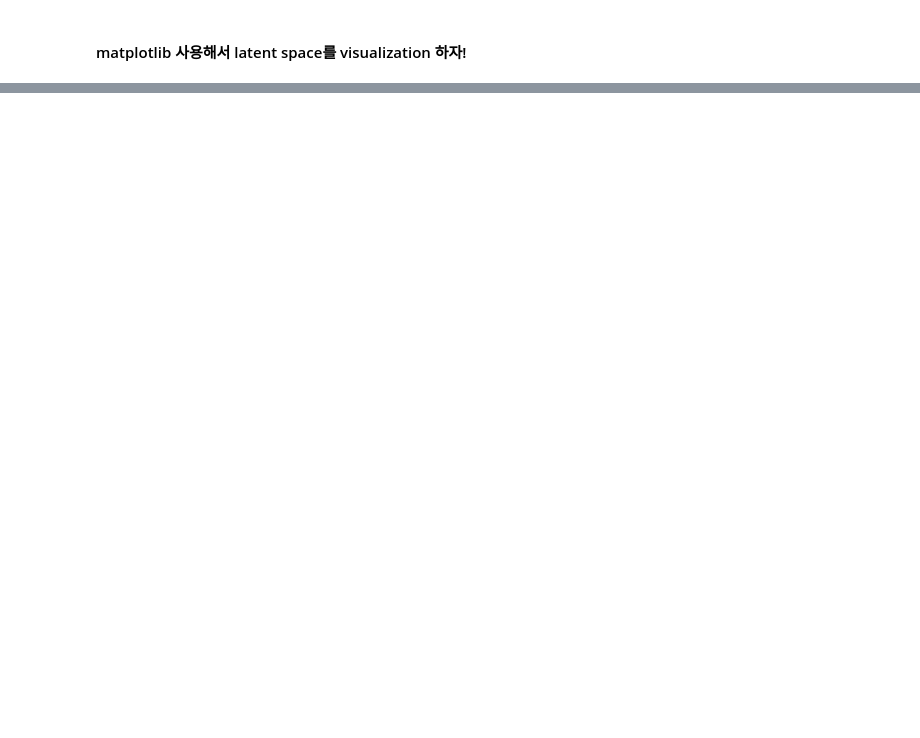
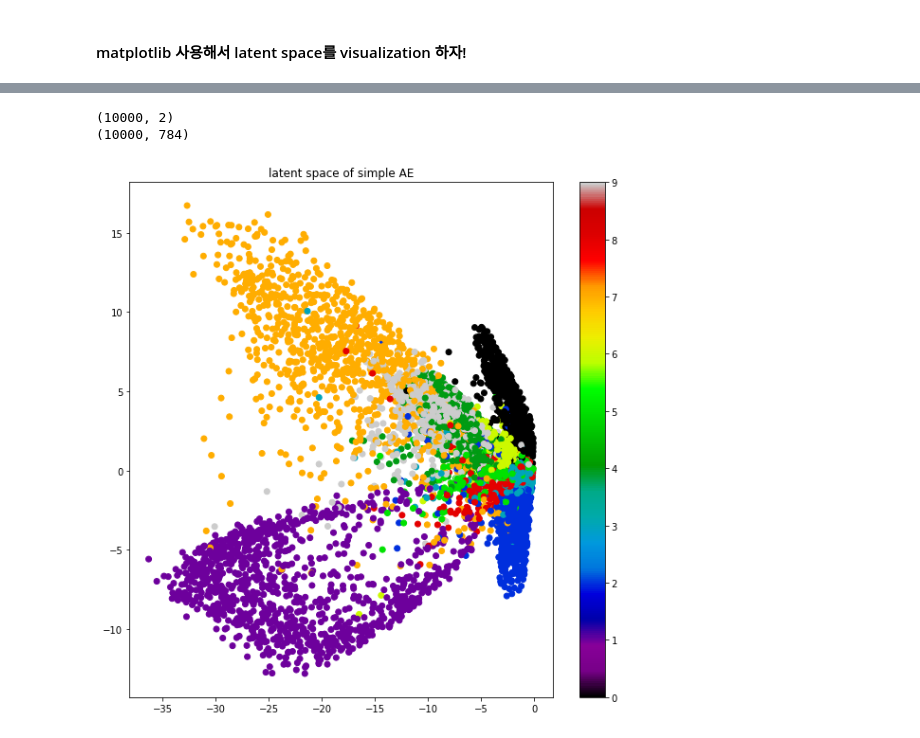
Before and after one commit to LSHReader/ML_DL_study, a Jupyter notebook: AE.ipynb, the cells around one changed output, grey strips where cells are left out. Saved outputs shown, nothing was run; the diff lists cells and outputs as text; code cells hidden in the pictures; blank space fills up the shorter version.

```diff
--- a/AE.ipynb
+++ b/AE.ipynb
@@ -244,0 +243,16 @@ torch.Size([10000, 4])
+# %%
+# test 데이터를 forward propagation 했을 때 latent space를 visualization 하자
+latent_np = latent.detach().numpy()
+output_np = output.detach().numpy()
+print(latent_np.shape)
+print(output_np.shape)
+plt.figure(figsize = (10,10))
+plt.scatter(latent_np[:,0], latent_np[:,1], c = label, cmap = 'nipy_spectral') # latent space의 feature 수를 2로 줄여야 하는지
+plt.clim(0,9)
+plt.colorbar()
+plt.title('latent space of simple AE')
+plt.show()
+# %% [output]
+(10000, 2)
+(10000, 784)
+[figure, added]
```
Also changed, not shown: parts of 10 cells of this notebook.
